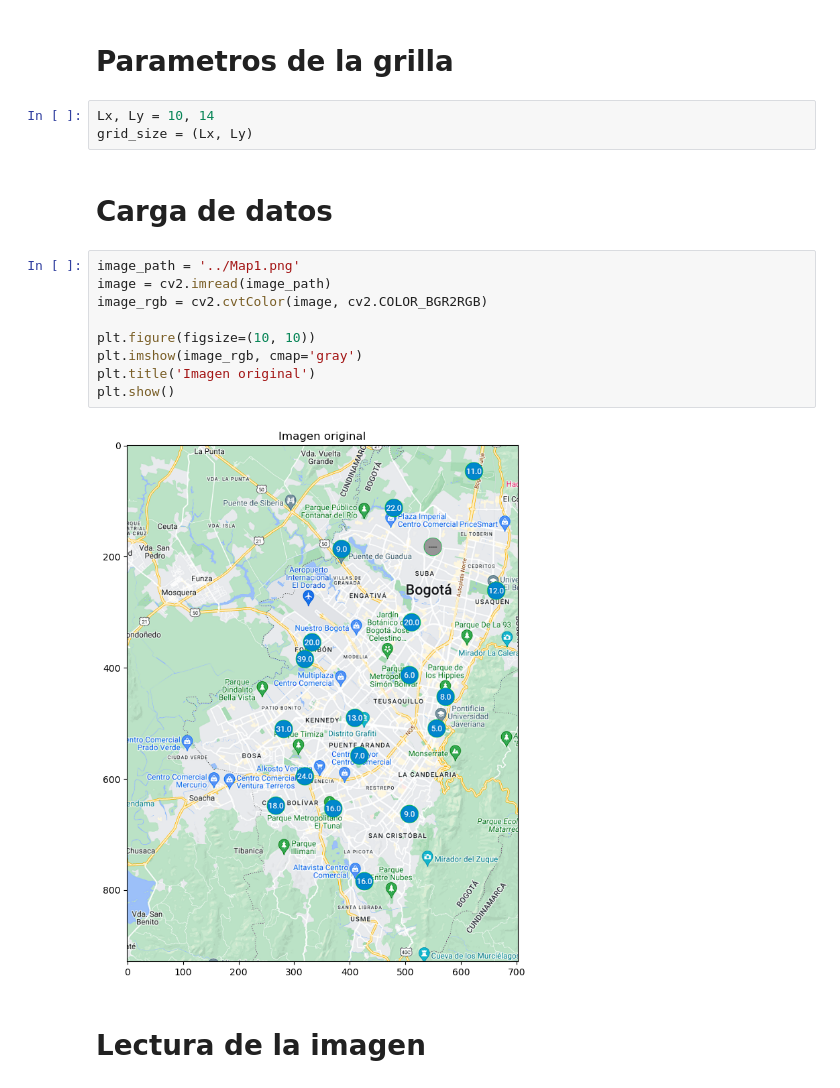
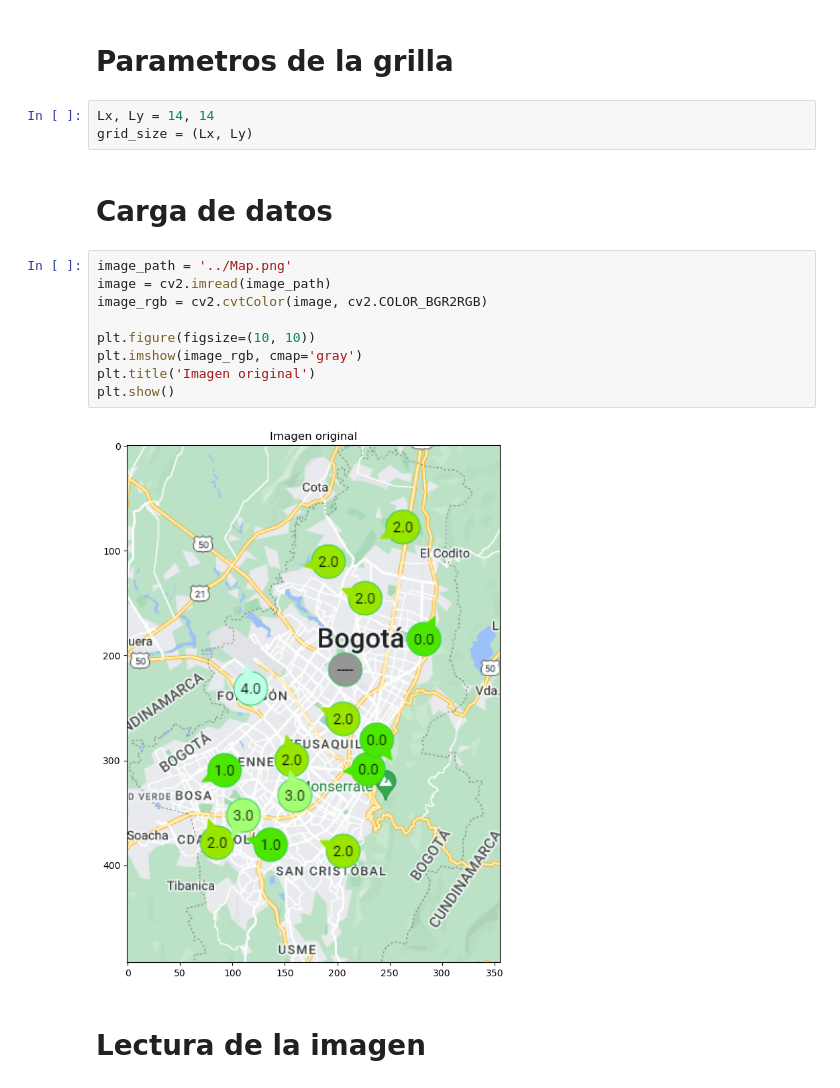
Before and after one commit to svargasro/Wildfire-Smoke-Spread-Over-Bogot-Workshops, a Jupyter notebook: Proyecto Final/Codigo/Analisis de Datos/Polucion/grid.ipynb, the cells around one changed output. Drawn from its saved outputs; the diff is of its cells as text.

```diff
--- a/Proyecto Final/Codigo/Analisis de Datos/Polucion/grid.ipynb
+++ b/Proyecto Final/Codigo/Analisis de Datos/Polucion/grid.ipynb
@@ -8,21 +8,21 @@ import matplotlib.patches as patches
 # %% [markdown]
 # Parametros de la grilla
 # %%
-Lx, Ly = 10, 14
+Lx, Ly = 14, 14
 grid_size = (Lx, Ly)
 # %% [markdown]
 # Carga de datos
 # %%
-image_path = '../Map1.png'
+image_path = '../Map.png'
 image = cv2.imread(image_path)
 image_rgb = cv2.cvtColor(image, cv2.COLOR_BGR2RGB)
 
 plt.figure(figsize=(10, 10))
 plt.imshow(image_rgb, cmap='gray')
 plt.title('Imagen original')
 plt.show()
 # %% [output]
-[figure, old version]
+[figure, new version]
 # %% [markdown]
 # Lectura de la imagen
 # %%
```
Also changed, not shown: parts of 5 cells of this notebook, 1 other file.
